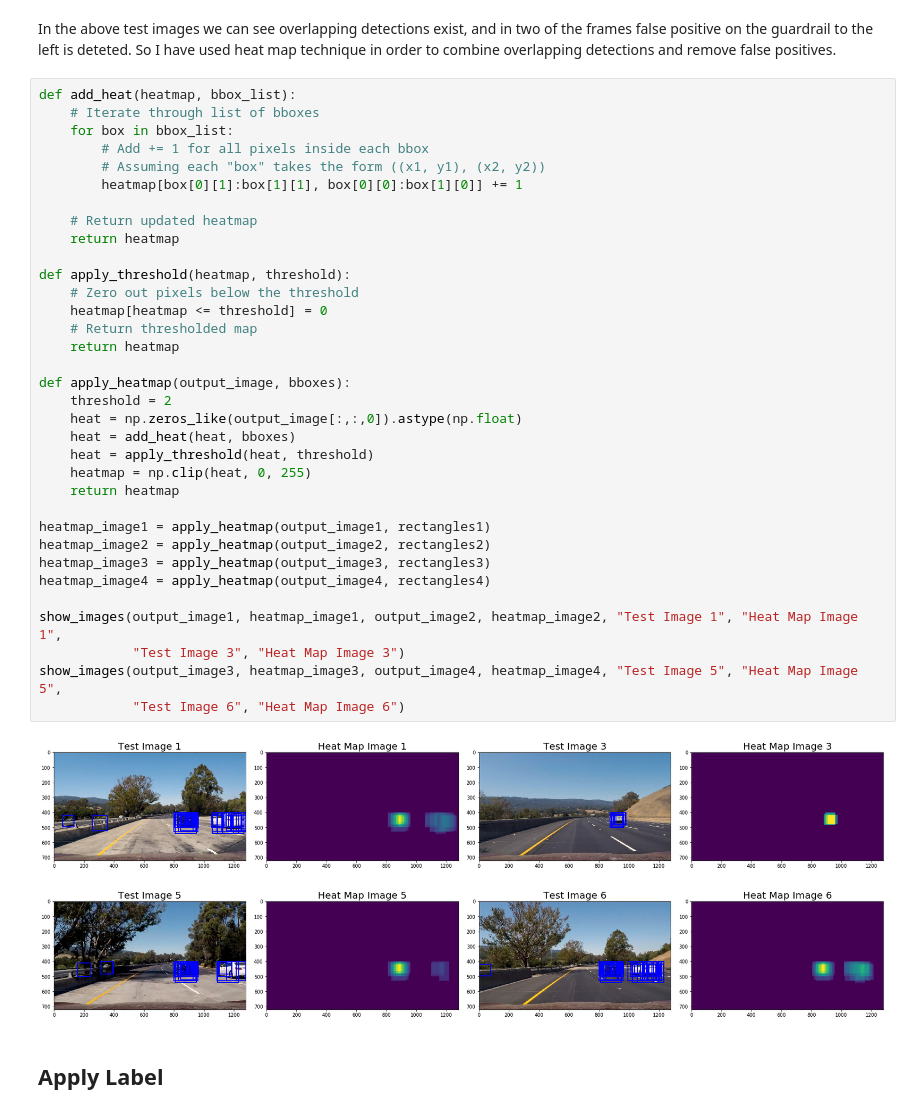
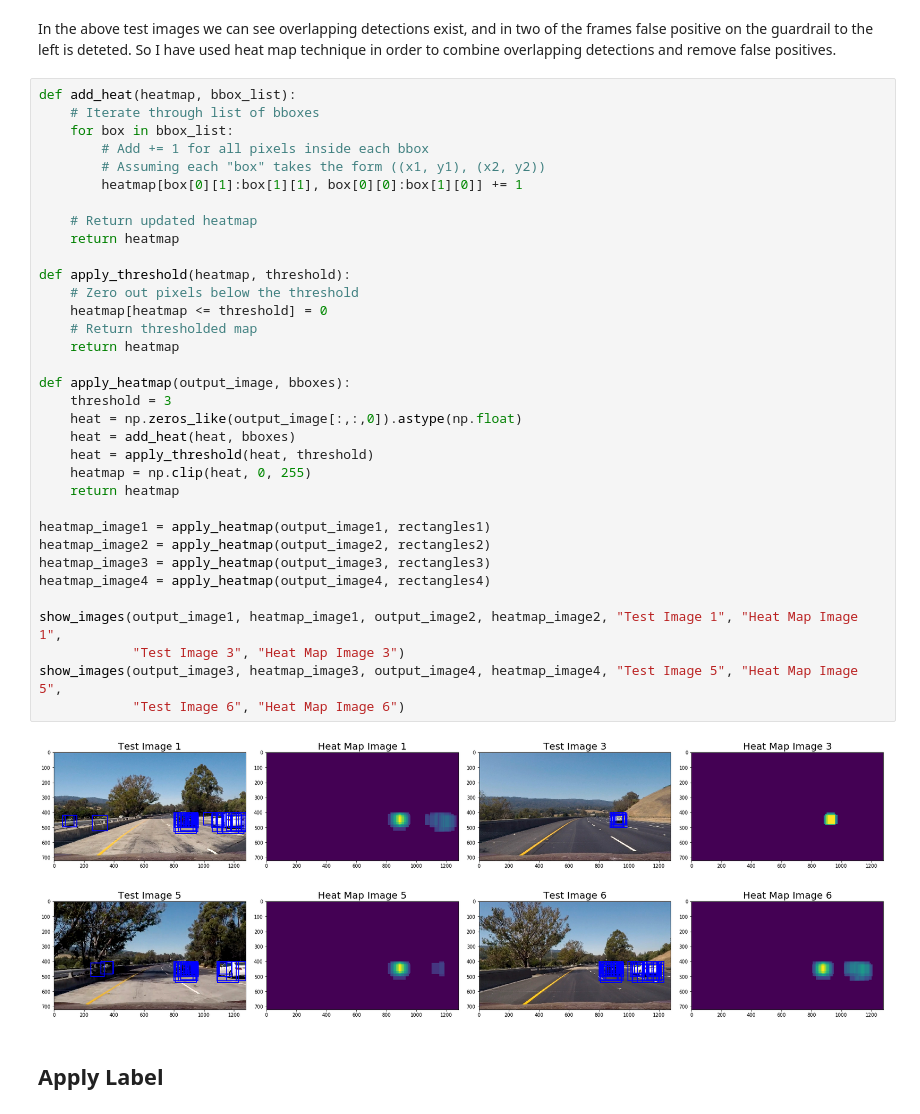
Before and after one commit to kunal902/vehicle-detection, a Jupyter notebook: Vehicle_Detection.ipynb, the cells around one changed output. Drawn from its saved outputs; the diff is of its cells as text.

```diff
--- a/Vehicle_Detection.ipynb
+++ b/Vehicle_Detection.ipynb
@@ -536,35 +540,35 @@ def add_heat(heatmap, bbox_list):
         # Assuming each "box" takes the form ((x1, y1), (x2, y2))
         heatmap[box[0][1]:box[1][1], box[0][0]:box[1][0]] += 1
 
     # Return updated heatmap
     return heatmap
 
 def apply_threshold(heatmap, threshold):
     # Zero out pixels below the threshold
     heatmap[heatmap <= threshold] = 0
     # Return thresholded map
     return heatmap
 
 def apply_heatmap(output_image, bboxes):
-    threshold = 2
+    threshold = 3
     heat = np.zeros_like(output_image[:,:,0]).astype(np.float)
     heat = add_heat(heat, bboxes)
     heat = apply_threshold(heat, threshold)
     heatmap = np.clip(heat, 0, 255)
     return heatmap
 
 heatmap_image1 = apply_heatmap(output_image1, rectangles1)
 heatmap_image2 = apply_heatmap(output_image2, rectangles2)
 heatmap_image3 = apply_heatmap(output_image3, rectangles3)
 heatmap_image4 = apply_heatmap(output_image4, rectangles4)
 
 show_images(output_image1, heatmap_image1, output_image2, heatmap_image2, "Test Image 1", "Heat Map Image 1",
             "Test Image 3", "Heat Map Image 3")
 show_images(output_image3, heatmap_image3, output_image4, heatmap_image4, "Test Image 5", "Heat Map Image 5",
             "Test Image 6", "Heat Map Image 6")
 # %% [output]
 [figure]
-[figure, old version]
+[figure, new version]
 # %% [markdown]
 <h2> Apply Label
 # %% [markdown]
```
Also changed, not shown: parts of 12 cells of this notebook, 27 other files.
